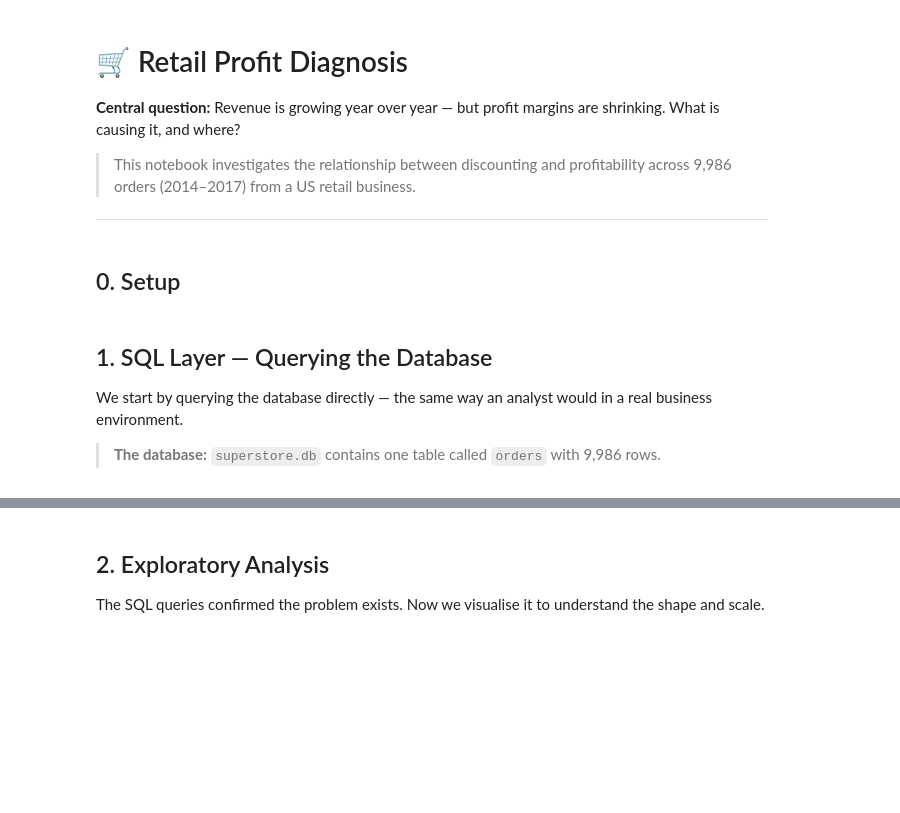
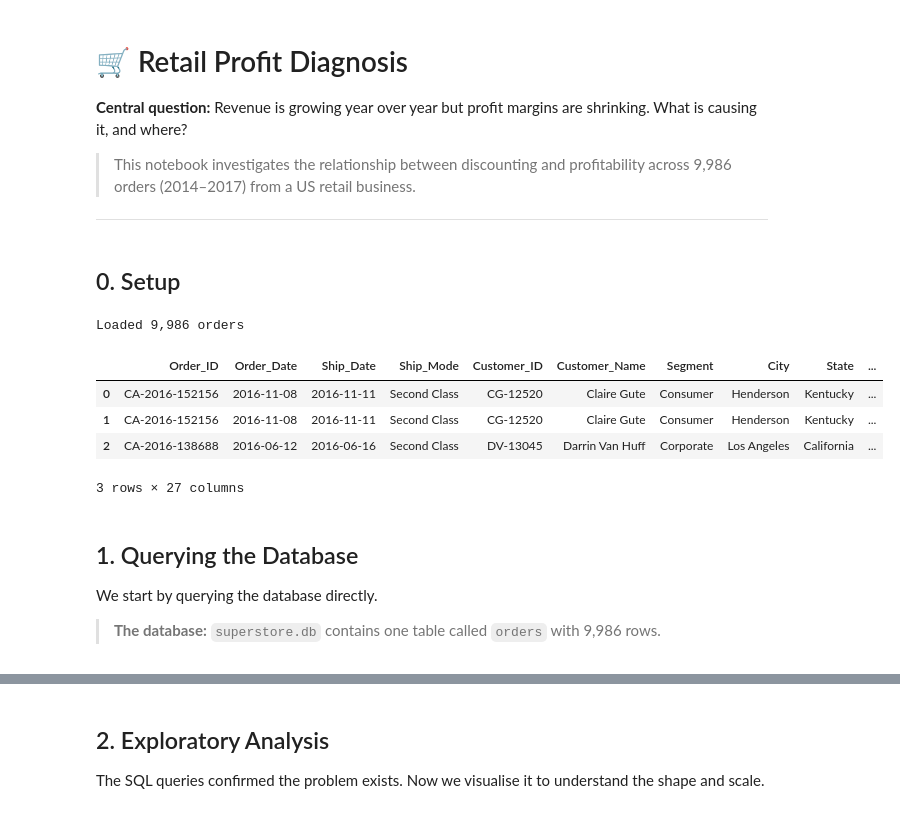
Before and after one commit to tmcode123/retail-profit-project, a Jupyter notebook: retail_analysis.ipynb, the cells around one changed output, grey strips where cells are left out. Saved outputs shown, nothing was run; the diff lists cells and outputs as text; code cells hidden in the pictures; blank space fills up the shorter version.

```diff
--- a/retail_analysis.ipynb
+++ b/retail_analysis.ipynb
@@ -1,7 +1,7 @@
 # %% [markdown]
 # 🛒 Retail Profit Diagnosis
 
-**Central question:** Revenue is growing year over year — but profit margins are shrinking. What is causing it, and where?
+**Central question:** Revenue is growing year over year but profit margins are shrinking. What is causing it, and where?
 
 > This notebook investigates the relationship between discounting and profitability across 9,986 orders (2014–2017) from a US retail business.
 
@@ -11,29 +11,36 @@
 # %%
 import sqlite3
 import warnings
 from pathlib import Path
 
 import matplotlib.pyplot as plt
 import pandas as pd
 import seaborn as sns
 
 warnings.filterwarnings('ignore')
 sns.set_theme(style='whitegrid', palette='muted')
 
 DATA_DIR   = Path('data')
 CLEAN_PATH = DATA_DIR / 'superstore_clean.csv'
 DB_PATH    = DATA_DIR / 'superstore.db'
 
 if not CLEAN_PATH.exists():
-    raise FileNotFoundError('Run 01_data_cleaning.py first.')
+    raise FileNotFoundError('Run data_cleaning.py first.')
 
 df = pd.read_csv(str(CLEAN_PATH))
 print(f'Loaded {len(df):,} orders')
 df.head(3)
+# %% [output]
+Loaded 9,986 orders
+|  | Order_ID | Order_Date | Ship_Date | Ship_Mode | Customer_ID | Customer_Name | Segment | City | State | ... |
+| 0 | CA-2016-152156 | 2016-11-08 | 2016-11-11 | Second Class | CG-12520 | Claire Gute | Consumer | Henderson | Kentucky | ... |
+| 1 | CA-2016-152156 | 2016-11-08 | 2016-11-11 | Second Class | CG-12520 | Claire Gute | Consumer | Henderson | Kentucky | ... |
+| 2 | CA-2016-138688 | 2016-06-12 | 2016-06-16 | Second Class | DV-13045 | Darrin Van Huff | Corporate | Los Angeles | California | ... |
+3 rows × 27 columns
 # %% [markdown]
-## 1. SQL Layer — Querying the Database
+## 1. Querying the Database
 
-We start by querying the database directly — the same way an analyst would in a real business environment.
+We start by querying the database directly.
 
 > **The database:** `superstore.db` contains one table called `orders` with 9,986 rows.
 # %%
```
Also changed, not shown: parts of 10 cells of this notebook, 3 other files.
